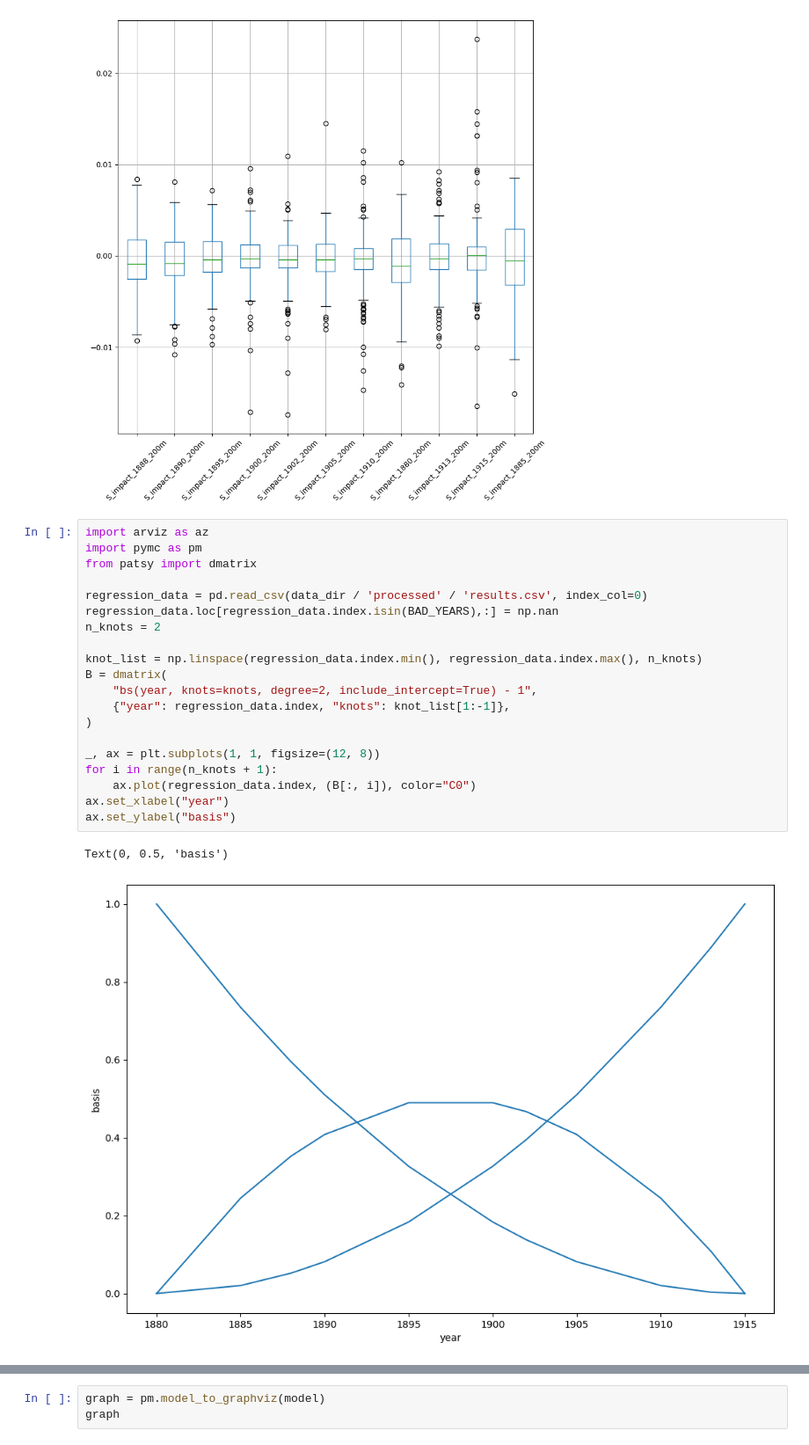
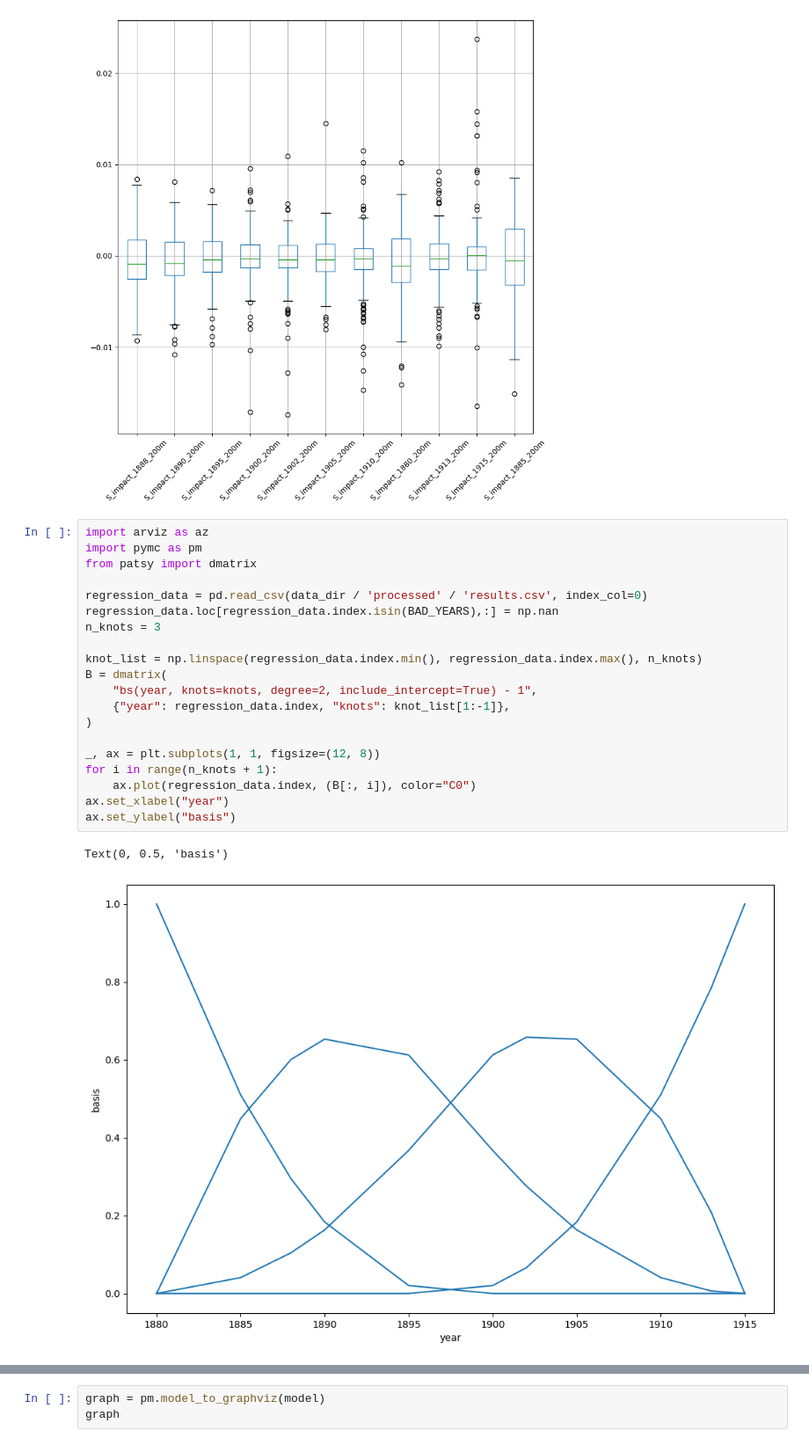
Before and after one commit to AnttiHaerkoenen/spatial_segregation, a Jupyter notebook: notebooks/segregation_change_1880-1920.ipynb, the cells around one changed output, grey strips where cells are left out. Shown at 88% size. Saved outputs shown, nothing was run; the diff lists cells and outputs as text.

```diff
--- a/notebooks/segregation_change_1880-1920.ipynb
+++ b/notebooks/segregation_change_1880-1920.ipynb
@@ -412,26 +406,26 @@ Pietarin_esikaupunki 9               0.00625
 # %%
 import arviz as az
 import pymc as pm
 from patsy import dmatrix
 
 regression_data = pd.read_csv(data_dir / 'processed' / 'results.csv', index_col=0)
 regression_data.loc[regression_data.index.isin(BAD_YEARS),:] = np.nan
-n_knots = 2
+n_knots = 3
 
 knot_list = np.linspace(regression_data.index.min(), regression_data.index.max(), n_knots)
 B = dmatrix(
     "bs(year, knots=knots, degree=2, include_intercept=True) - 1",
     {"year": regression_data.index, "knots": knot_list[1:-1]},
 )
 
 _, ax = plt.subplots(1, 1, figsize=(12, 8))
 for i in range(n_knots + 1):
     ax.plot(regression_data.index, (B[:, i]), color="C0")
 ax.set_xlabel("year")
 ax.set_ylabel("basis")
 # %% [output]
 Text(0, 0.5, 'basis')
-[figure, old version]
+[figure, new version]
 # %%
 mu_w = [0] * (n_knots + 1)
 with pm.Model() as model:
```
Also changed, not shown: parts of 6 cells of this notebook, 7 other files.
